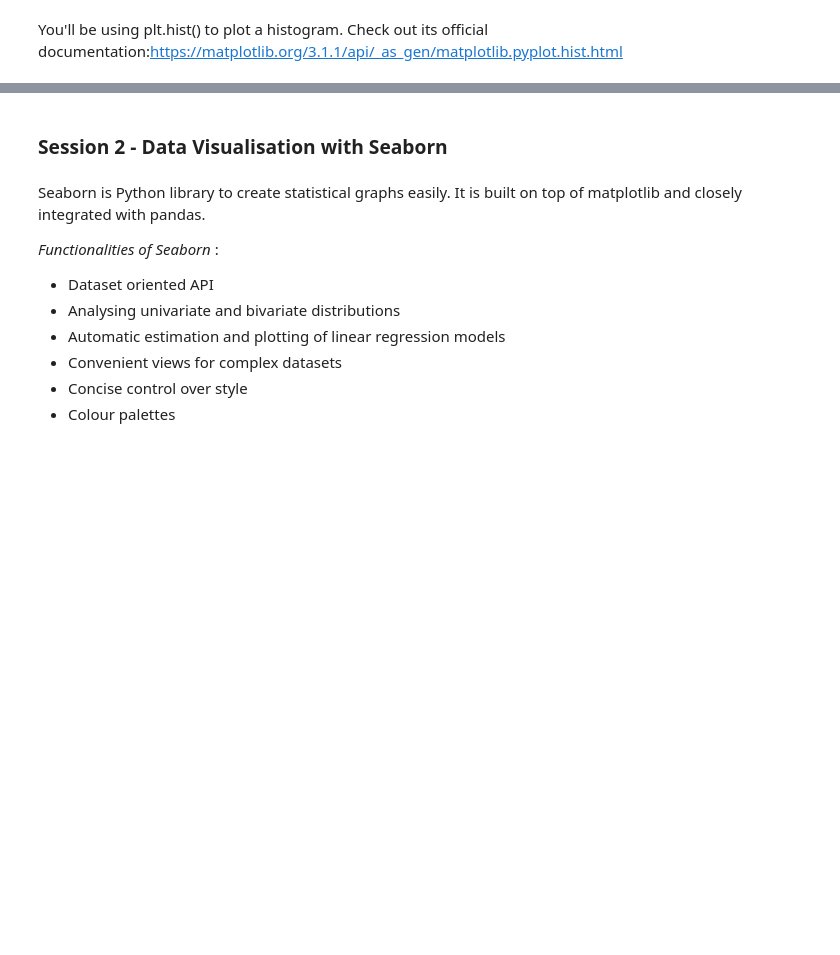
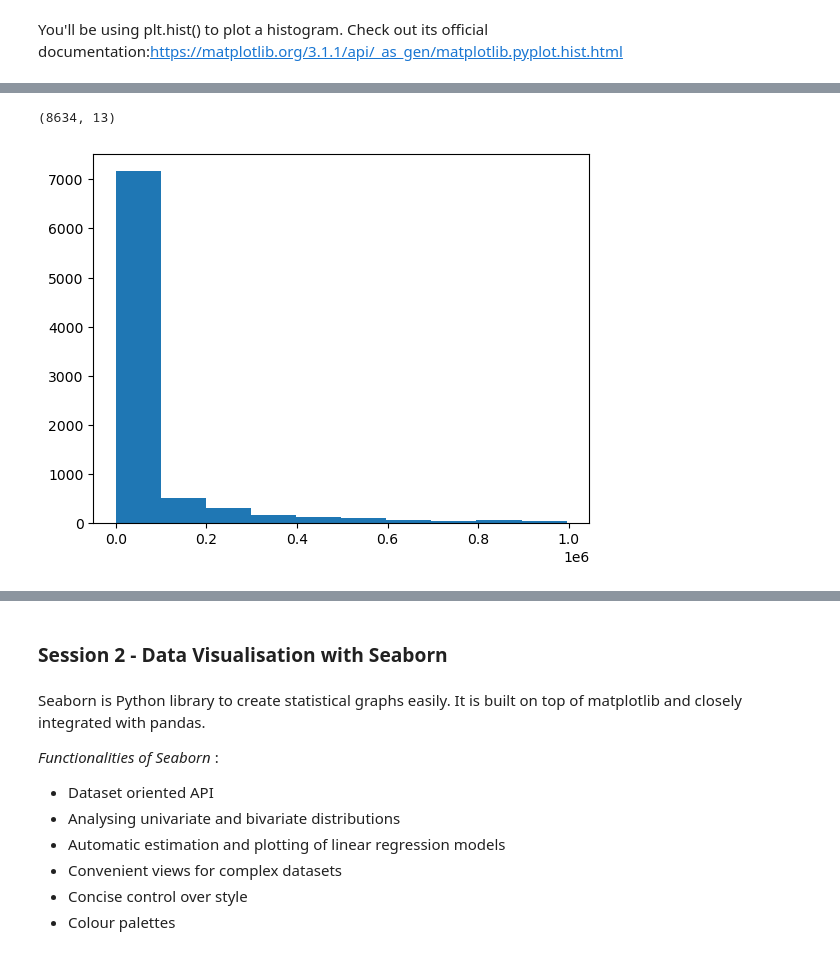
Before and after one commit to pratham98k/IIITB-ML-AI, a Jupyter notebook: IIIT-B/Course2-Statistics/Case+Study+Notebook/Case Study Notebook/Data Visualisation in Python - Case Study copy.ipynb, the cells around one changed output, grey strips where cells are left out. Drawn from its saved outputs; the diff is of its cells as text; code cells hidden in the pictures; blank space fills up the shorter version.

```diff
--- a/IIIT-B/Course2-Statistics/Case+Study+Notebook/Case Study Notebook/Data Visualisation in Python - Case Study copy.ipynb
+++ b/IIIT-B/Course2-Statistics/Case+Study+Notebook/Case Study Notebook/Data Visualisation in Python - Case Study copy.ipynb
@@ -637,6 +665,14 @@ You'll be using plt.hist() to plot a histogram. Check out its official documenta
 # %%
 #Drop the above records
+inp1 = inp1[inp1.Reviews <= 1000000]
+inp1.shape
+# %% [output]
+(8634, 13)
 # %%
 #Question - Create a histogram again and check the peaks
+plt.hist(inp1["Reviews"])
+plt.show()
+# %% [output]
+[figure, added]
 # %%
 #Question - Create a box plot for the Installs column and report back the IQR
```
Also changed, not shown: parts of 9 cells of this notebook, 7 other files.
